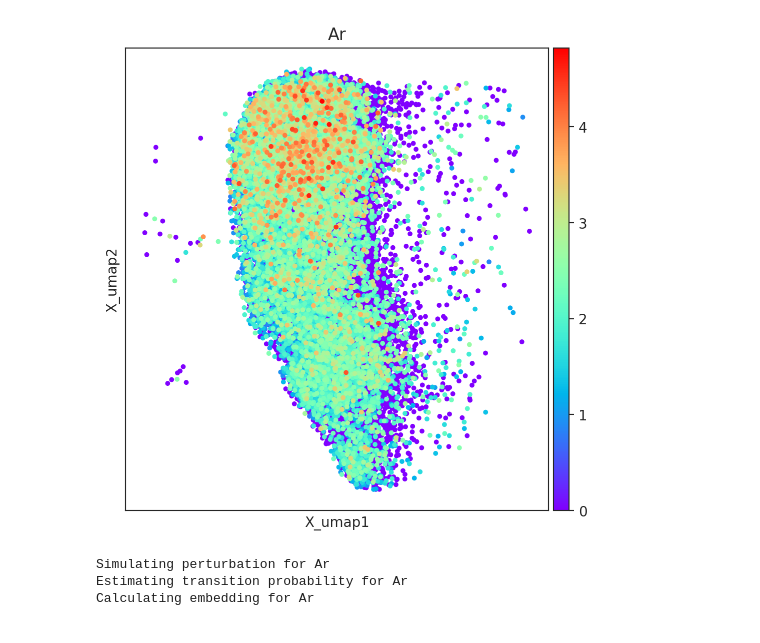
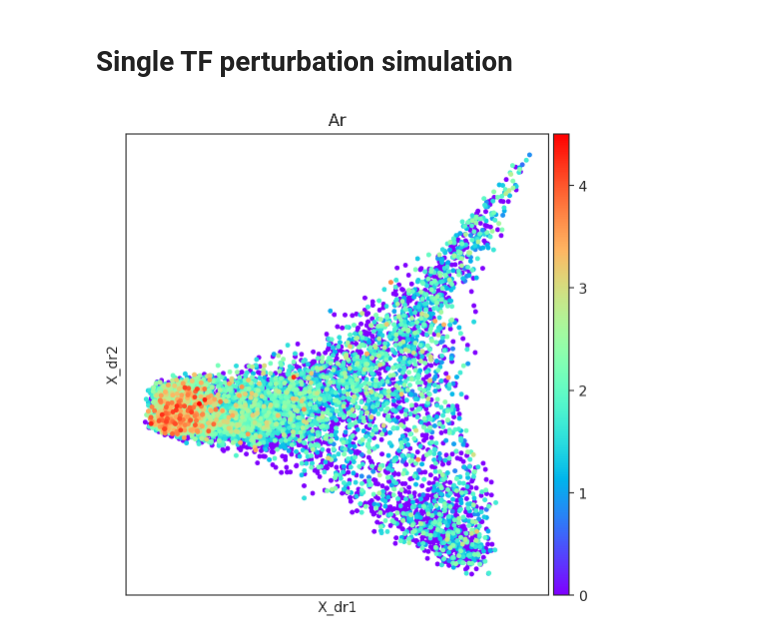
Before and after one commit to sachha-naksha/TA_muscle_ageing, a Jupyter notebook: py_scripts/grn_inference/4_TF_KO_sim.ipynb, the cells around one changed output. Cells and saved outputs as stored; diff of their text form; code cells hidden in the pictures.

Commit message:
simulating KO on traj space for fast2b cells

```diff
--- a/py_scripts/grn_inference/4_TF_KO_sim.ipynb
+++ b/py_scripts/grn_inference/4_TF_KO_sim.ipynb
@@ -60,0 +72,8 @@ oracle = co.load_hdf5(f"{wd}/out_files/male_type2_fitted.celloracle.oracle")
+# %%
+# Get Fast IIB cells from stream_obj
+stream_fast_iib_cells = stream_obj.obs[stream_obj.obs['C_scANVI'] == 'Fast IIB'].index
+
+# Find matching cells in oracle (intersection of barcodes)
+matching_cells = oracle.adata.obs.index.intersection(stream_fast_iib_cells)
+
+print(f"Found {len(matching_cells)} matching Stream Fast IIB cells")
@@ -60,0 +82,3 @@ oracle = co.load_hdf5(f"{wd}/out_files/male_type2_fitted.celloracle.oracle")
+# %%
+# Subset oracle to these cells
+oracle.adata = oracle.adata[matching_cells, :].copy()
@@ -60,0 +100,2 @@ oracle = co.load_hdf5(f"{wd}/out_files/male_type2_fitted.celloracle.oracle")
+# %%
+oracle.adata.obsm['X_dr'] = stream_obj.obsm['X_dr'].copy()
@@ -61 +107,4 @@ oracle = co.load_hdf5(f"{wd}/out_files/male_type2_fitted.celloracle.oracle")
+# %%
+oracle.embedding = oracle.adata.obsm['X_dr']
+oracle.adata.obsm['X_umap'] = oracle.adata.obsm['X_dr']
 # %%
@@ -71,18 +132,8 @@ array([[7.970654 , 9.350728 ],
+# %% [markdown]
+# Single TF perturbation simulation
 # %%
 # Visualize pseudotime
 fig, ax = plt.subplots(figsize=[6,6])
-sc.pl.embedding(adata=oracle.adata, basis= 'X_umap', ax=ax, cmap="rainbow", color=["Ar"],s=50)
+sc.pl.embedding(adata=oracle.adata, basis= 'X_dr', ax=ax, cmap="rainbow", color=["Ar"],s=50)
 # %% [output]
-[figure, old version]
+[figure, new version]
-# %%
-goi = 'Ar'
-print(f'Simulating perturbation for {goi}', flush=True)
-oracle.simulate_shift(perturb_condition={goi: 0.0},n_propagation=2) # If kernal crashes increase the memory limit of jupyter notebook
-print(f'Estimating transition probability for {goi}', flush=True)
-oracle.estimate_transition_prob(n_neighbors=750, knn_random=True, sampled_fraction=1) # Get transition probability
-print(f'Calculating embedding for {goi}', flush=True)
-oracle.calculate_embedding_shift(sigma_corr=0.05) # Calculate embedding
-# %% [output]
-Simulating perturbation for Ar
-Estimating transition probability for Ar
-Calculating embedding for Ar
```
Also changed, not shown: parts of 16 cells of this notebook.
